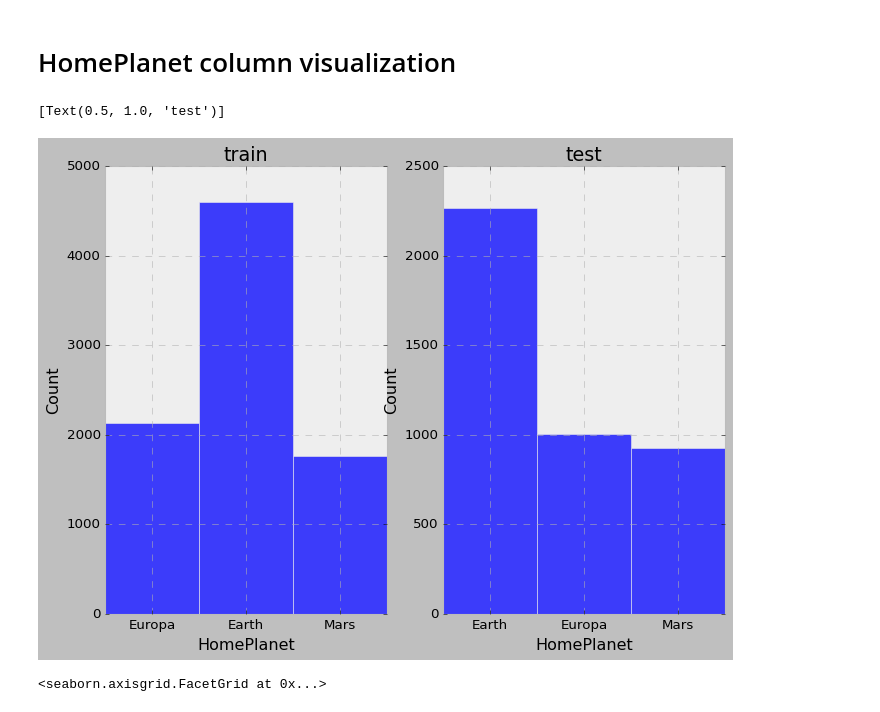
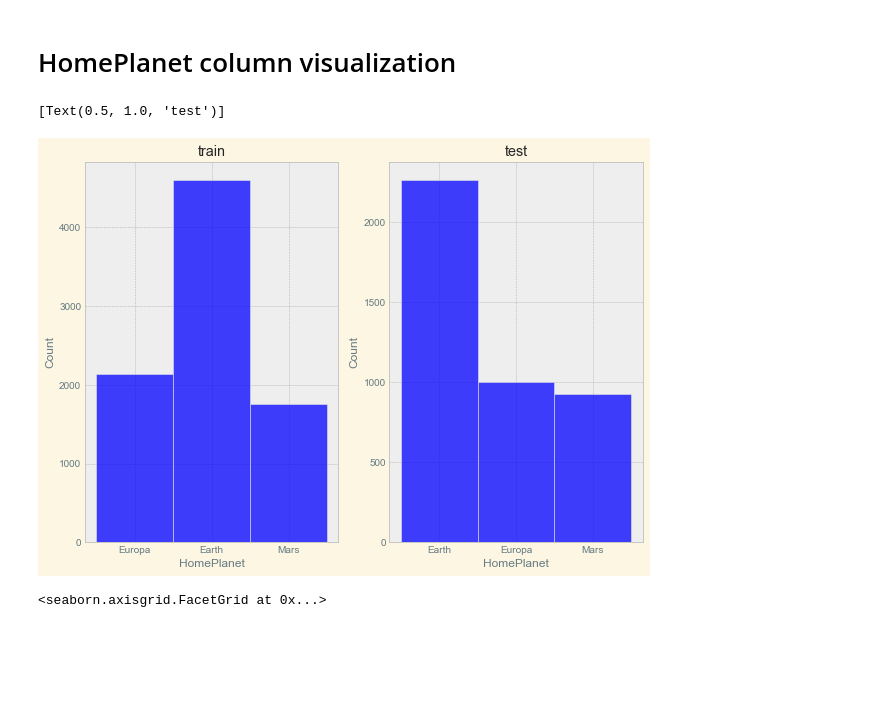
Before and after one commit to SebasAI95/Kaggle_challenge, a Jupyter notebook: spaceship_challenge_02.ipynb, the cells around one changed output. Cells and saved outputs as stored; diff of their text form; code cells hidden in the pictures; blank space fills up the shorter version.

```diff
--- a/spaceship_challenge_02.ipynb
+++ b/spaceship_challenge_02.ipynb
@@ -114,13 +114,13 @@ Here, is clear that exist a lot of rows without information so in next section n
 # HomePlanet column visualization
 # %%
 # Bar plot to visualize the most common home planet
-plt.style.use('bmh')
+plt.style.use('Solarize_Light2')
 fig, axs = plt.subplots(1, 2, figsize=(10, 7))
 sns.histplot(data=train_data, x="HomePlanet",ax=axs[0]).set(title="train")
 sns.histplot(data=test_data, x="HomePlanet",ax=axs[1]).set(title="test")
 # %% [output]
 [Text(0.5, 1.0, 'test')]
-[figure, old version]
+[figure, new version]
 # %%
 # Analyze proportion transported for every home planet
 # Bar plot to visualize the most common home planet
```
Also changed, not shown: parts of 7 cells of this notebook.
